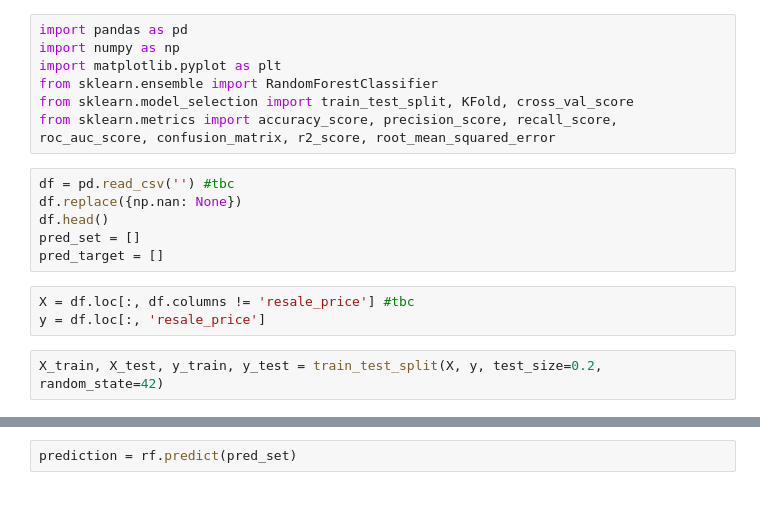
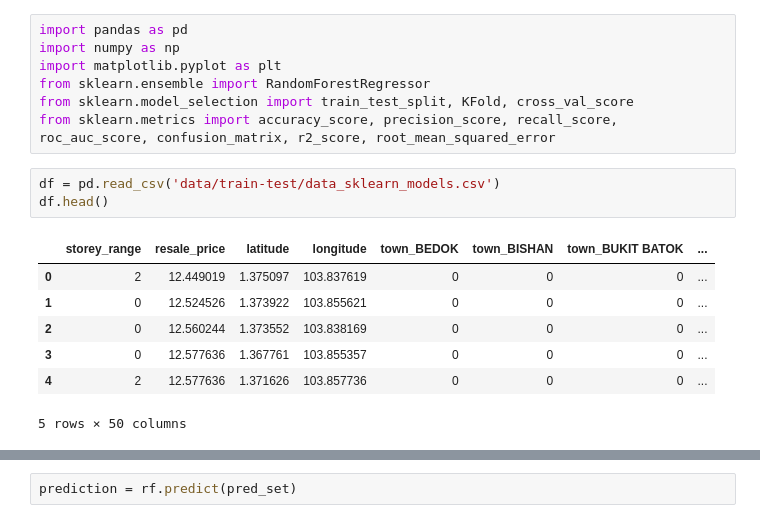
Before and after one commit to joesurf/Housing-Price-Time-Series-Forecasting, a Jupyter notebook: random_forest.ipynb, the cells around one changed output, grey strips where cells are left out. Saved outputs shown, nothing was run; the diff lists cells and outputs as text.

```diff
--- a/random_forest.ipynb
+++ b/random_forest.ipynb
@@ -2,17 +2,17 @@
 import pandas as pd
 import numpy as np
 import matplotlib.pyplot as plt
-from sklearn.ensemble import RandomForestClassifier
+from sklearn.ensemble import RandomForestRegressor
 from sklearn.model_selection import train_test_split, KFold, cross_val_score
 from sklearn.metrics import accuracy_score, precision_score, recall_score, roc_auc_score, confusion_matrix, r2_score, root_mean_squared_error
-# %%
-df = pd.read_csv('') #tbc
-df.replace({np.nan: None})
-df.head()
-pred_set = []
-pred_target = []
-# %%
-X = df.loc[:, df.columns != 'resale_price'] #tbc
-y = df.loc[:, 'resale_price']
-# %%
-X_train, X_test, y_train, y_test = train_test_split(X, y, test_size=0.2, random_state=42)
+# %%
+df = pd.read_csv('data/train-test/data_sklearn_models.csv')
+df.head()
+# %% [output]
+|  | storey_range | resale_price | latitude | longitude | town_BEDOK | town_BISHAN | town_BUKIT BATOK | ... |
+| 0 | 2 | 12.449019 | 1.375097 | 103.837619 | 0 | 0 | 0 | ... |
+| 1 | 0 | 12.524526 | 1.373922 | 103.855621 | 0 | 0 | 0 | ... |
+| 2 | 0 | 12.560244 | 1.373552 | 103.838169 | 0 | 0 | 0 | ... |
+| 3 | 0 | 12.577636 | 1.367761 | 103.855357 | 0 | 0 | 0 | ... |
+| 4 | 2 | 12.577636 | 1.371626 | 103.857736 | 0 | 0 | 0 | ... |
+5 rows × 50 columns
```
Also changed, not shown: parts of 22 cells of this notebook, 1 other file.
